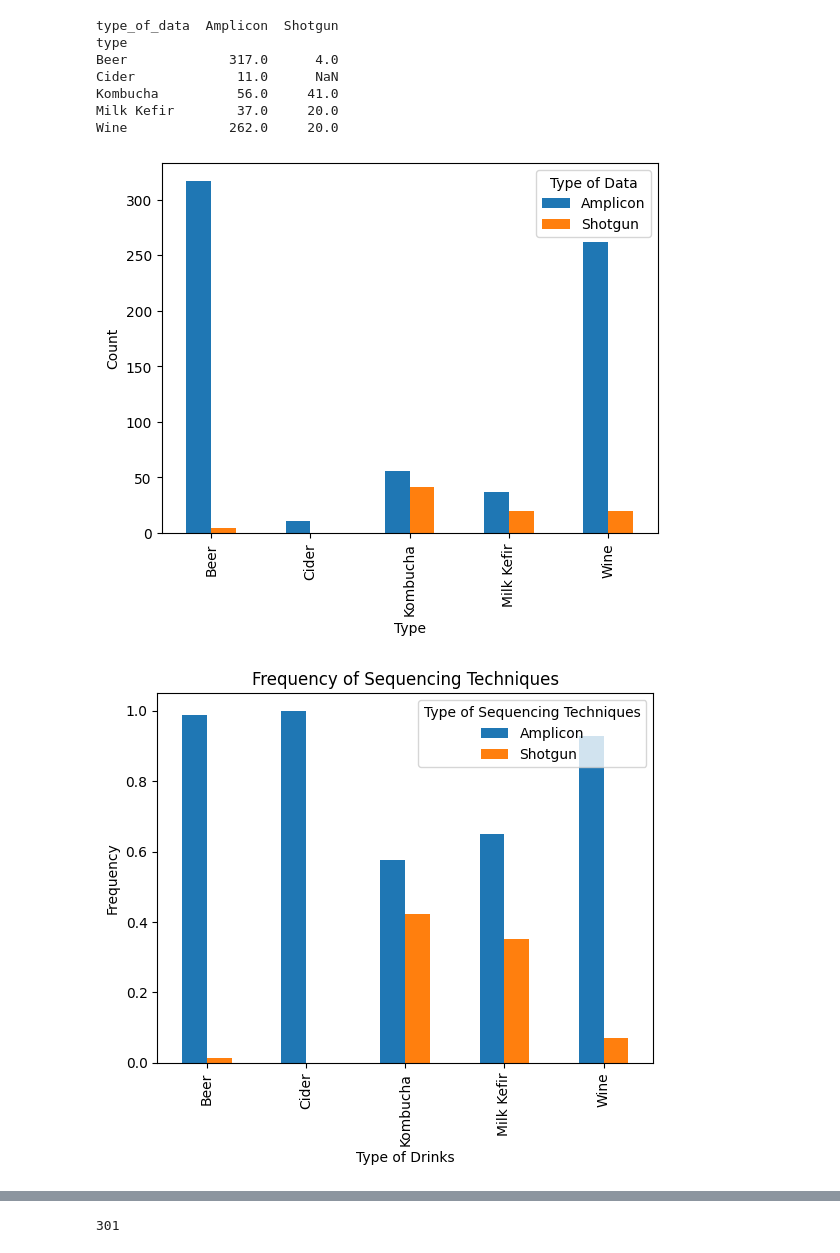
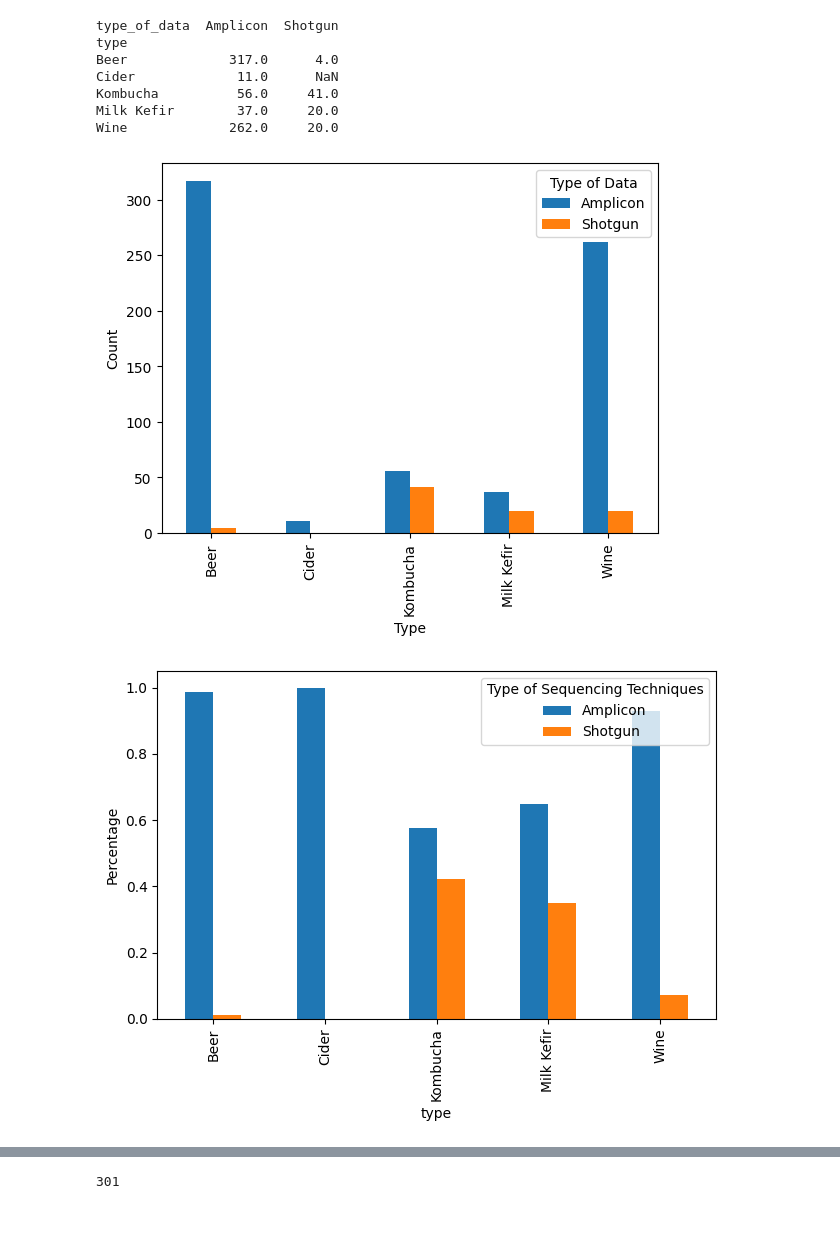
Before and after one commit to YedilSerzhan/beer_microbiome, a Jupyter notebook: data_plot_n_processing/data_plot.ipynb, the cells around one changed output, grey strips where cells are left out. Cells and saved outputs as stored; diff of their text form; code cells hidden in the pictures; blank space fills up the shorter version.

Commit message:
updates to the data processing part

```diff
--- a/data_plot_n_processing/data_plot.ipynb
+++ b/data_plot_n_processing/data_plot.ipynb
@@ -7,9 +7,22 @@ import yaml
 
 from dateutil import relativedelta
 # %%
-url = "https://docs.google.com/spreadsheets/d/1RblHxOcXIFd2tg4P7cHtZNuElin5ifOHt_0KawkYU7A/export?format=csv&id=1RblHxOcXIFd2tg4P7cHtZNuElin5ifOHt_0KawkYU7A"
+url = "https://docs.google.com/spreadsheets/d/1RblHxOcXIFd2tg4P7cHtZNuElin5ifOHt_0KawkYU7A/export?format=csv"
 df = (pd.read_csv(url).fillna(''))
 df
+# # Get the distinct beers
+# unique_beers = df['beer'].unique()
+# # Get the number of distinct beers
+# num_unique_beers = df['beer'].nunique()
+
+# print(num_unique_beers)  # This should print 4 in this example.
+# print(unique_beers)
+# num_unique_beers = df['country'].nunique()
+
+# print(num_unique_beers)  # This should print 4 in this example.
+# num_unique_beers = df['beer'].nunique()
+
+# print(num_unique_beers)  # This should print 4 in this example.
 # %% [output]
 |  | id | sample_id | sample_link | type | type_of_data | target | sequencing_technique | published_date | ... |
 | 0 | 26 | SRR11032273 | https://www.ebi.ac.uk/ena/browser... | Beer | Amplicon | 16S | Illumina | June 2020 | ... |
@@ -39,34 +53,35 @@ plt.show()
 # %%
 
 df_techniques = df.groupby(['type', 'type_of_data'])['id'].count().unstack('type_of_data')
 print(df_techniques)
 
 df_techniques.plot.bar()
 plt.xlabel('Type')  # Set x-axis label
 plt.ylabel('Count')  # Set y-axis label
 # plt.title('Techniques by Type and Data')  # Set title
 plt.legend(title='Type of Data')  # Set legend with title
-plt.savefig('data_composition_by_sequencing_techniques.png')
 plt.show()
 
 df_techniques_freq = df_techniques.divide(df_techniques.sum(axis=1), axis=0)
 
 df_techniques_freq.plot(kind="bar")
-plt.xlabel('Type of Drinks')  # Set x-axis label
-plt.ylabel('Frequency')  # Set y-axis label
-plt.title('Frequency of Sequencing Techniques')  # Set title
+# plt.xlabel('Type of Drinks')  # Set x-axis label
+plt.ylabel('Percentage')  # Set y-axis label
+# plt.title('Frequency of Sequencing Techniques')  # Set title
 plt.legend(title='Type of Sequencing Techniques')  # Set legend with title
+plt.tight_layout()
+plt.savefig('data_composition_by_sequencing_techniques.png')
 plt.show()
 # %% [output]
 type_of_data  Amplicon  Shotgun
 type
 Beer             317.0      4.0
 Cider             11.0      NaN
 Kombucha          56.0     41.0
 Milk Kefir        37.0     20.0
 Wine             262.0     20.0
 [figure]
-[figure, old version]
+[figure, new version]
 # %%
 # Filtering and grouping the data
 df_amplicon = df[df.type_of_data == 'Amplicon']
```
Also changed, not shown: parts of 7 cells of this notebook, 40 other files.
